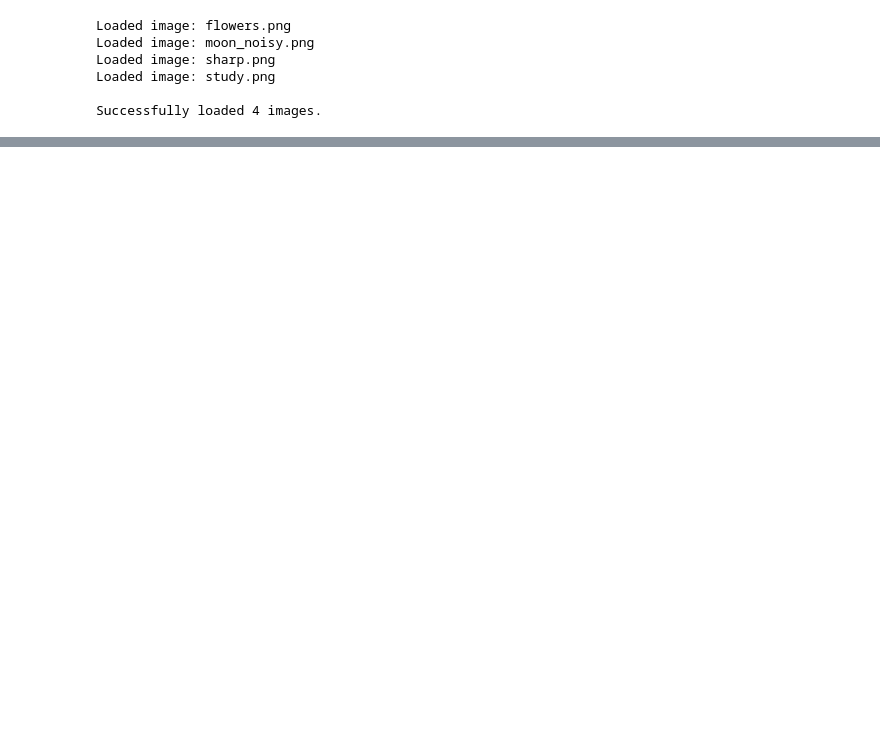
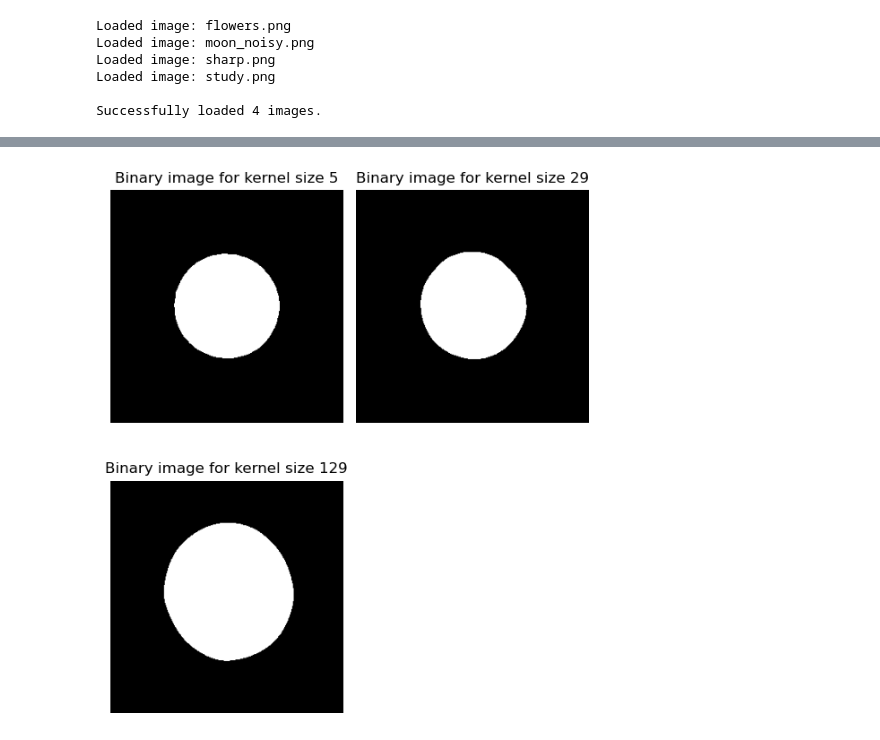
Before and after one commit to Pritam1102/DIP2025, a Jupyter notebook: assignment2.ipynb, the cells around one changed output, grey strips where cells are left out. Cells and saved outputs as stored; diff of their text form; code cells hidden in the pictures; blank space fills up the shorter version.

```diff
--- a/assignment2.ipynb
+++ b/assignment2.ipynb
@@ -26,0 +158,11 @@ flowers, moon_noisy, sharp, study = all_images
+# %%
+plt.figure(figsize=(6,7))
+for i, bin_img in enumerate(bin_images):
+    plt.subplot(2,2,i+1)
+    plt.imshow(bin_img, cmap='gray')
+    plt.tight_layout()
+    plt.title(f"Binary image for kernel size {kernel_sizes[i]}")
+    plt.axis('off')
+plt.show()
+# %% [output]
+[figure, added]
```
Also changed, not shown: parts of 7 cells of this notebook.
